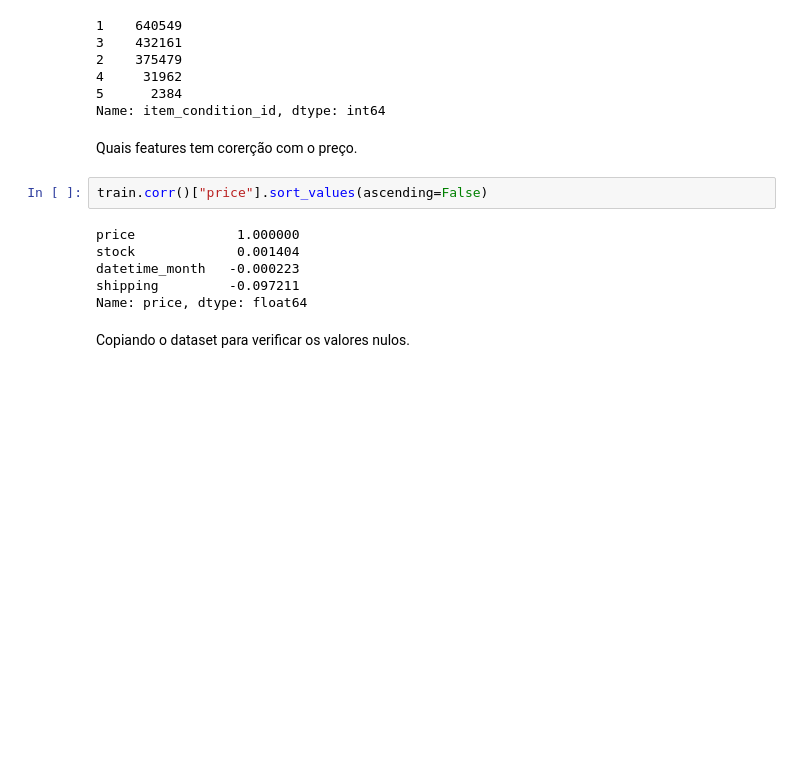
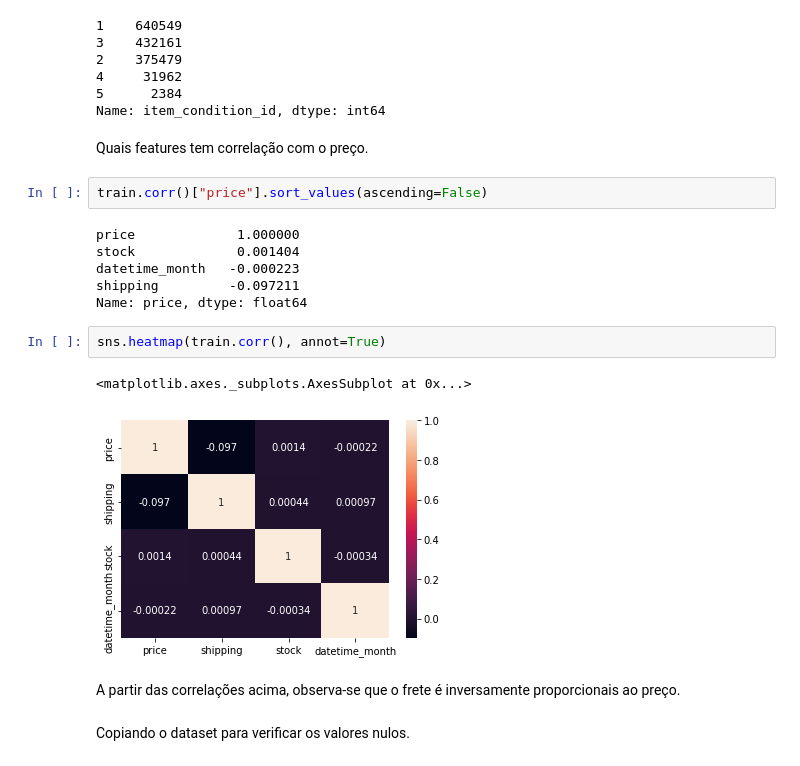
Before and after one commit to anachavesv8/Bootcamp_Blue, a Jupyter notebook: EDA.ipynb, the cells around one changed output. Drawn from its saved outputs; the diff is of its cells as text; blank space fills up the shorter version.

```diff
--- a/EDA.ipynb
+++ b/EDA.ipynb
@@ -335,7 +352,7 @@ train['item_condition_id'].value_counts()
 5      2384
 Name: item_condition_id, dtype: int64
 # %% [markdown]
-Quais features tem corerção com o preço.
+Quais features tem correlação com o preço.
 # %%
 train.corr()["price"].sort_values(ascending=False)
 # %% [output]
@@ -344,6 +361,13 @@ stock             0.001404
 datetime_month   -0.000223
 shipping         -0.097211
 Name: price, dtype: float64
+# %%
+sns.heatmap(train.corr(), annot=True)
+# %% [output]
+<matplotlib.axes._subplots.AxesSubplot at 0x...>
+[figure, added]
+# %% [markdown]
+A partir das correlações acima, observa-se que o frete é inversamente proporcionais ao preço.
 # %% [markdown]
 Copiando o dataset para verificar os valores nulos.
 # %%
```
Also changed, not shown: parts of 15 cells of this notebook.
